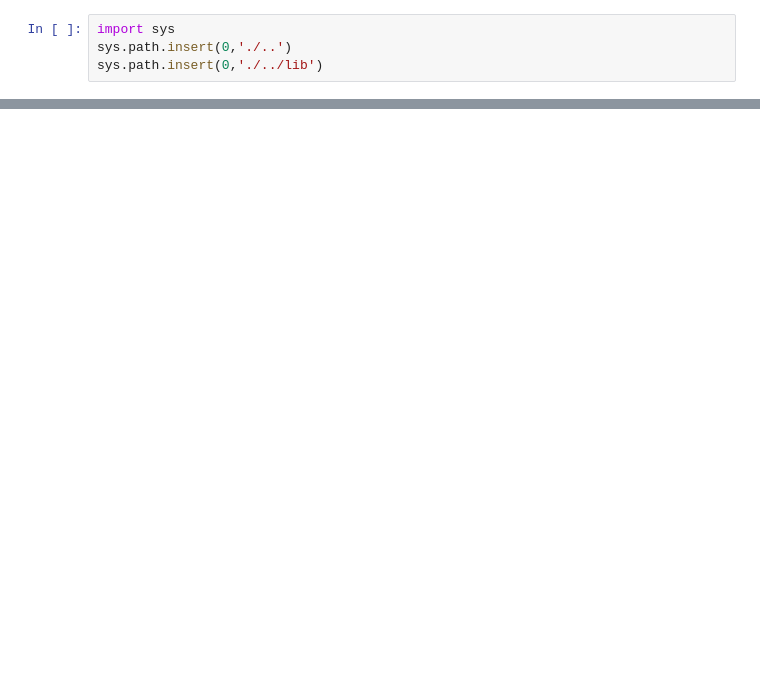
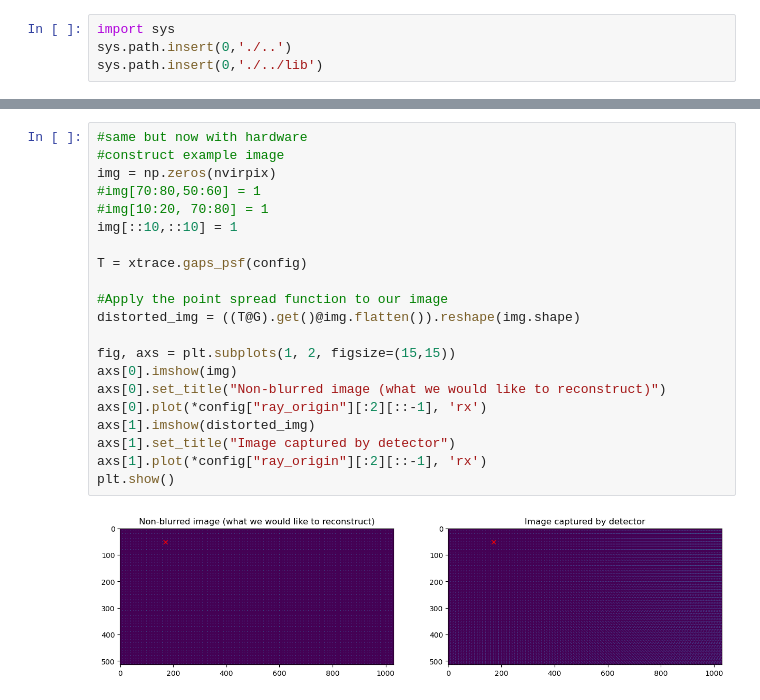
Before and after one commit to maxiv-science/xtrace, a Jupyter notebook: psf_experiments/4_psf_example_gaps.ipynb, the cells around one changed output, grey strips where cells are left out. Drawn from its saved outputs; the diff is of its cells as text; blank space fills up the shorter version.

```diff
--- a/psf_experiments/4_psf_example_gaps.ipynb
+++ b/psf_experiments/4_psf_example_gaps.ipynb
@@ -80,0 +69,23 @@ G.get()
+# %%
+#same but now with hardware
+#construct example image
+img = np.zeros(nvirpix)
+#img[70:80,50:60] = 1
+#img[10:20, 70:80] = 1
+img[::10,::10] = 1
+
+T = xtrace.gaps_psf(config)
+
+#Apply the point spread function to our image
+distorted_img = ((T@G).get()@img.flatten()).reshape(img.shape)
+
+fig, axs = plt.subplots(1, 2, figsize=(15,15))
+axs[0].imshow(img)
+axs[0].set_title("Non-blurred image (what we would like to reconstruct)")
+axs[0].plot(*config["ray_origin"][:2][::-1], 'rx')
+axs[1].imshow(distorted_img)
+axs[1].set_title("Image captured by detector")
+axs[1].plot(*config["ray_origin"][:2][::-1], 'rx')
+plt.show()
+# %% [output]
+[figure, added]
```
Also changed, not shown: parts of 7 cells of this notebook.
